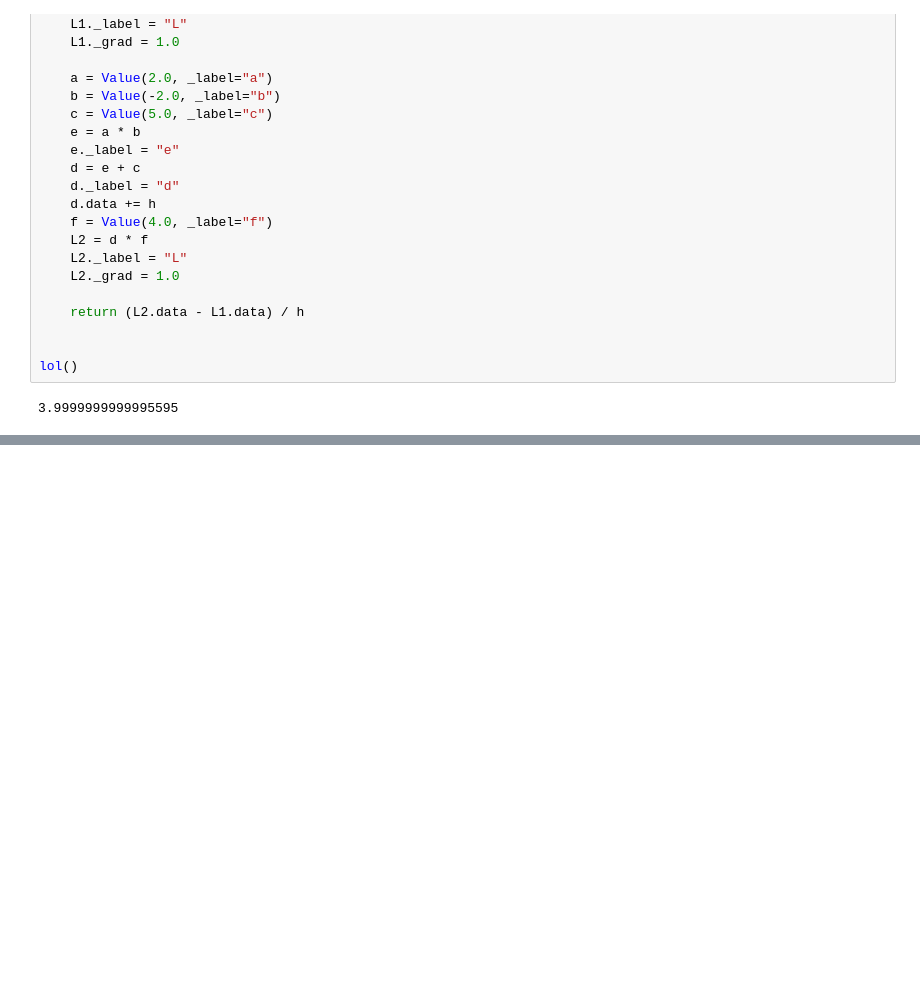
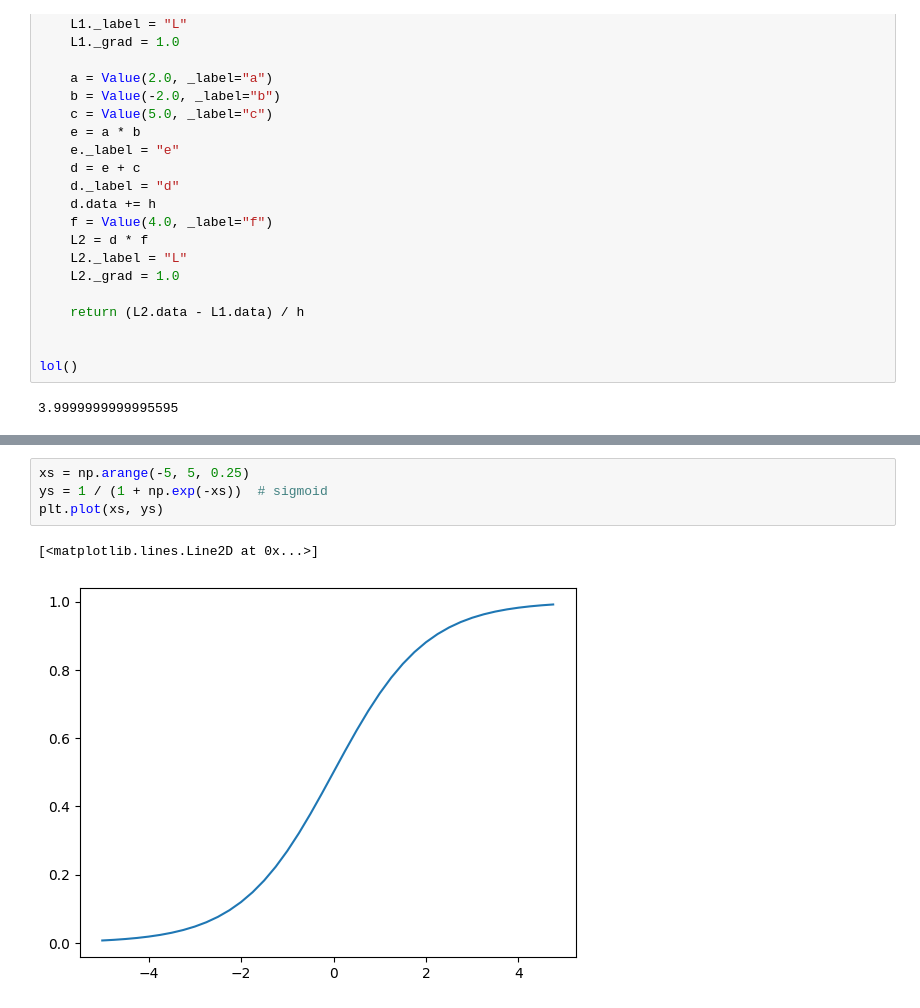
Before and after one commit to tajpouria/babygrad, a Jupyter notebook: main.ipynb, the cells around one changed output, grey strips where cells are left out. Drawn from its saved outputs; the diff is of its cells as text; blank space fills up the shorter version.

```diff
--- a/main.ipynb
+++ b/main.ipynb
@@ -145,0 +158,7 @@ lol()
+# %%
+xs = np.arange(-5, 5, 0.25)
+ys = 1 / (1 + np.exp(-xs))  # sigmoid
+plt.plot(xs, ys)
+# %% [output]
+[<matplotlib.lines.Line2D at 0x...>]
+[figure, added]
```
Also changed, not shown: parts of 6 cells of this notebook.
